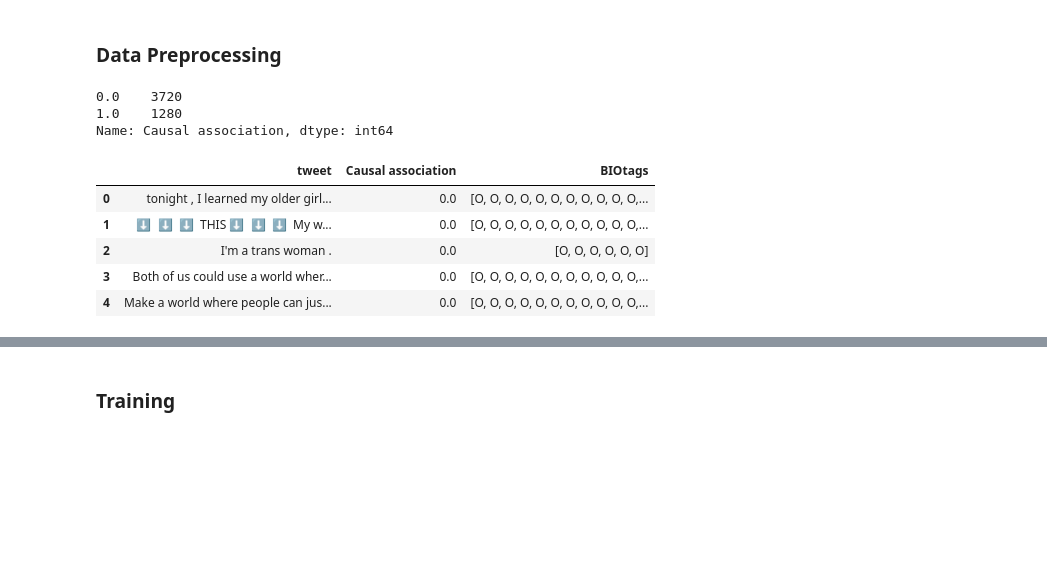
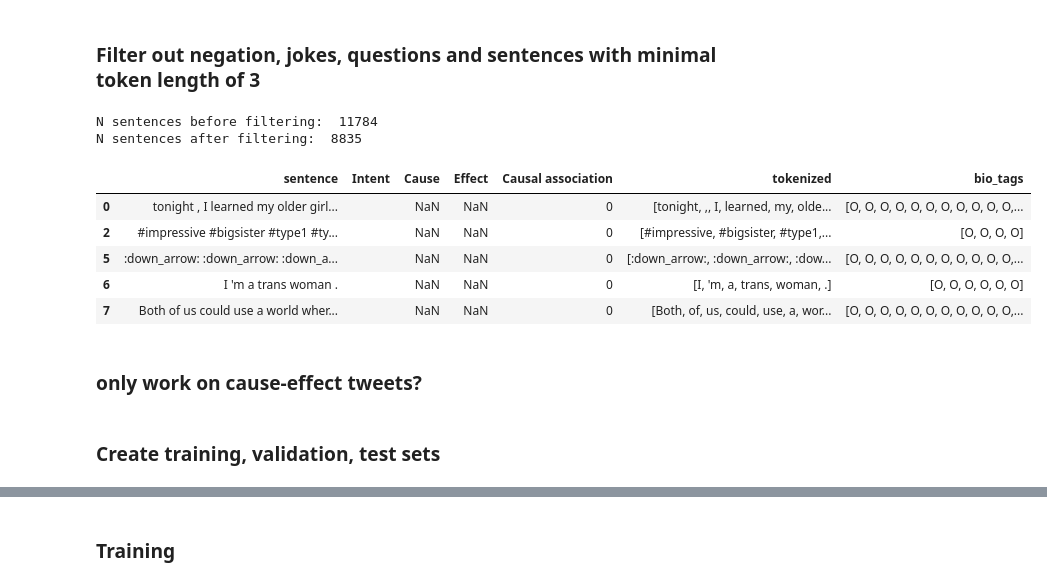
Before and after one commit to WDDS/Causal-associations-diabetes-twitter, a Jupyter notebook: Causality-Multitask-BERT.ipynb, the cells around one changed output, grey strips where cells are left out. Saved outputs shown, nothing was run; the diff lists cells and outputs as text; code cells hidden in the pictures; blank space fills up the shorter version.

Commit message:
prepared multi-task notebook for training

```diff
--- a/Causality-Multitask-BERT.ipynb
+++ b/Causality-Multitask-BERT.ipynb
@@ -47,0 +40,4 @@ score = cohen_kappa_score(coder1,coder2)
+# %%
+data["tokenized"] = data["full_text"].map(lambda tweet: normalizeTweet(tweet).split(" "))
+data["bio_tags"] = data.apply(lambda row: bio_tagging(row["full_text"],row["Cause"], row["Effect"]), axis=1)
+data.head()
@@ -47,0 +206,19 @@ score = cohen_kappa_score(coder1,coder2)
+# %% [markdown]
+### Filter out negation, jokes, questions and sentences with minimal token length of 3
+# %%
+print("N sentences before filtering: ", dataSentences.shape[0])
+dataSentFiltered = dataSentences[~dataSentences["Intent"].str.contains("neg|joke|q")] # remove sentences with joke, q, neg
+dataSentFiltered = dataSentFiltered[dataSentFiltered["tokenized"].map(len) >= 3] # only keep sentences with at least 3 words
+print("N sentences after filtering: ", dataSentFiltered.shape[0])
+dataSentFiltered.head()
+# %% [output]
+N sentences before filtering:  11784
+N sentences after filtering:  8835
+|  | sentence | Intent | Cause | Effect | Causal association | tokenized | bio_tags |
+| 0 | tonight , I learned my older girl... |  | NaN | NaN | 0 | [tonight, ,, I, learned, my, olde... | [O, O, O, O, O, O, O, O, O, O, O,... |
+| 2 | #impressive #bigsister #type1 #ty... |  | NaN | NaN | 0 | [#impressive, #bigsister, #type1,... | [O, O, O, O] |
+| 5 | :down_arrow: :down_arrow: :down_a... |  | NaN | NaN | 0 | [:down_arrow:, :down_arrow:, :dow... | [O, O, O, O, O, O, O, O, O, O, O,... |
+| 6 | I 'm a trans woman . |  | NaN | NaN | 0 | [I, 'm, a, trans, woman, .] | [O, O, O, O, O, O] |
+| 7 | Both of us could use a world wher... |  | NaN | NaN | 0 | [Both, of, us, could, use, a, wor... | [O, O, O, O, O, O, O, O, O, O, O,... |
+# %% [markdown]
+### only work on cause-effect tweets?
@@ -48,18 +231,2 @@ score = cohen_kappa_score(coder1,coder2)
 # %% [markdown]
-### Data Preprocessing
+### Create training, validation, test sets
-# %%
-data["Causal association"].value_counts()
-# %% [output]
-0.0    3720
-1.0    1280
-Name: Causal association, dtype: int64
-# %%
-trainingData = create_training_data(data, min_words_in_sentences=3)
-trainingData.head()
-# %% [output]
-|  | tweet | Causal association | BIOtags |
-| 0 | tonight , I learned my older girl... | 0.0 | [O, O, O, O, O, O, O, O, O, O, O,... |
-| 1 | ⬇ ️ ⬇ ️ ⬇ ️ THIS ⬇ ️ ⬇ ️ ⬇ ️ My w... | 0.0 | [O, O, O, O, O, O, O, O, O, O, O,... |
-| 2 | I'm a trans woman . | 0.0 | [O, O, O, O, O, O] |
-| 3 | Both of us could use a world wher... | 0.0 | [O, O, O, O, O, O, O, O, O, O, O,... |
-| 4 | Make a world where people can jus... | 0.0 | [O, O, O, O, O, O, O, O, O, O, O,... |
```
Also changed, not shown: parts of 27 cells of this notebook, 1 other file.
